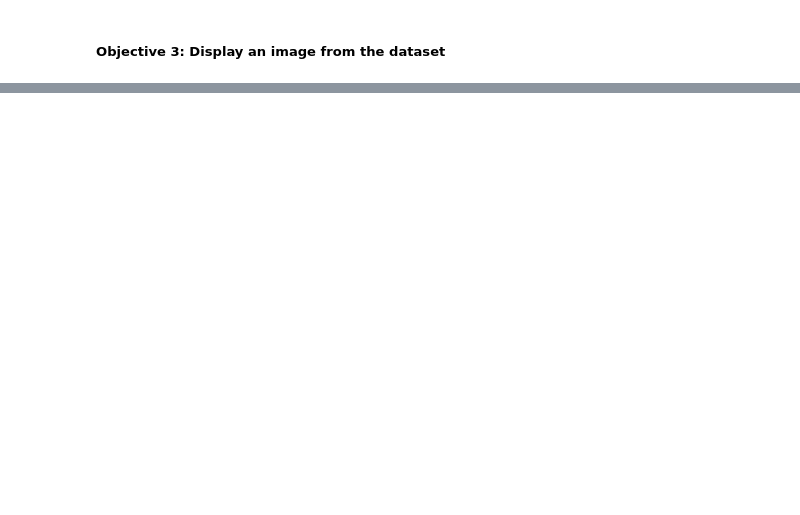
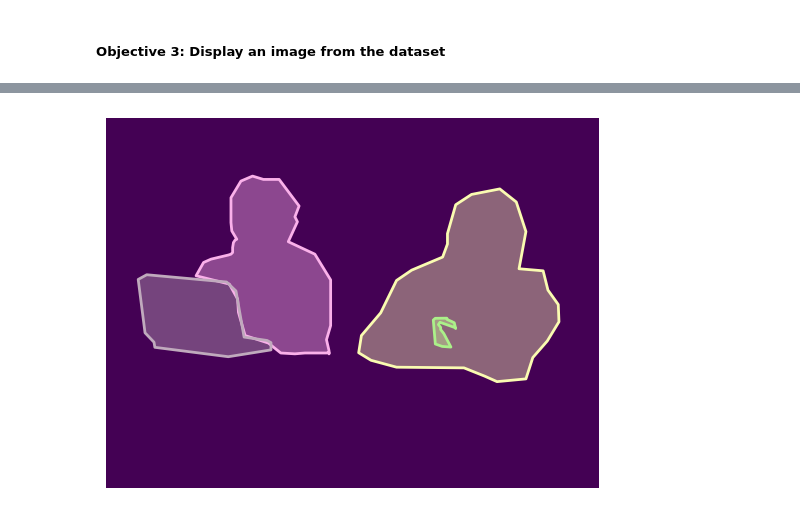
Before and after one commit to sanfordmascarenhas/image-segmentation, a Jupyter notebook: Project.ipynb, the cells around one changed output, grey strips where cells are left out. Saved outputs shown, nothing was run; the diff lists cells and outputs as text; code cells hidden in the pictures; blank space fills up the shorter version.

```diff
--- a/Project.ipynb
+++ b/Project.ipynb
@@ -100,0 +119,9 @@ category_ids
+# %%
+# Show the mask
+annotations_ids = coco.getAnnIds(imgIds=image['id'], catIds=category_ids, iscrowd=None)
+annotations = coco.loadAnns(annotations_ids)
+mask = np.zeros(output_image.shape[:-1])
+plt.imshow(mask);plt.axis('off')
+coco.showAnns(annotations)
+# %% [output]
+[figure, added]
```
Also changed, not shown: parts of 22 cells of this notebook.
